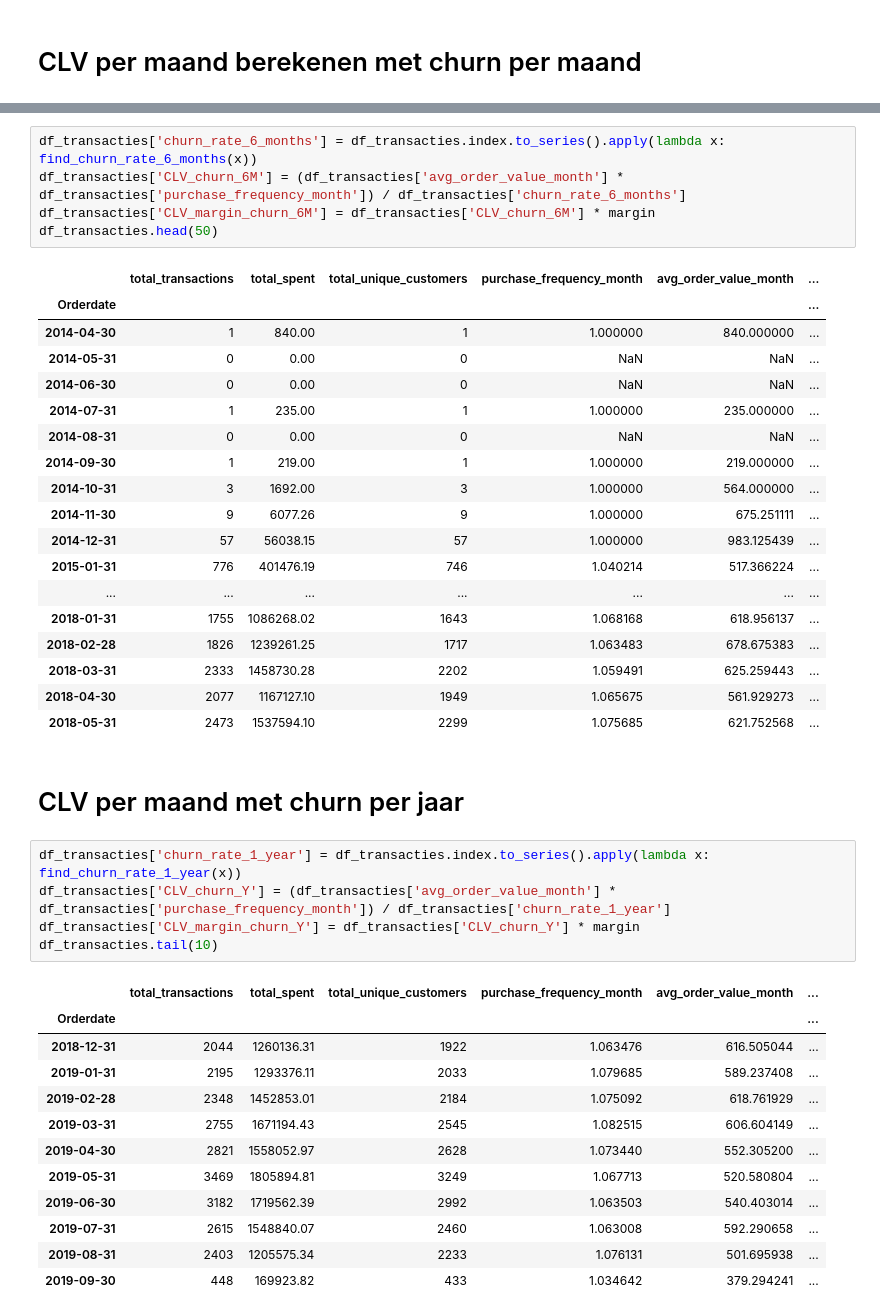
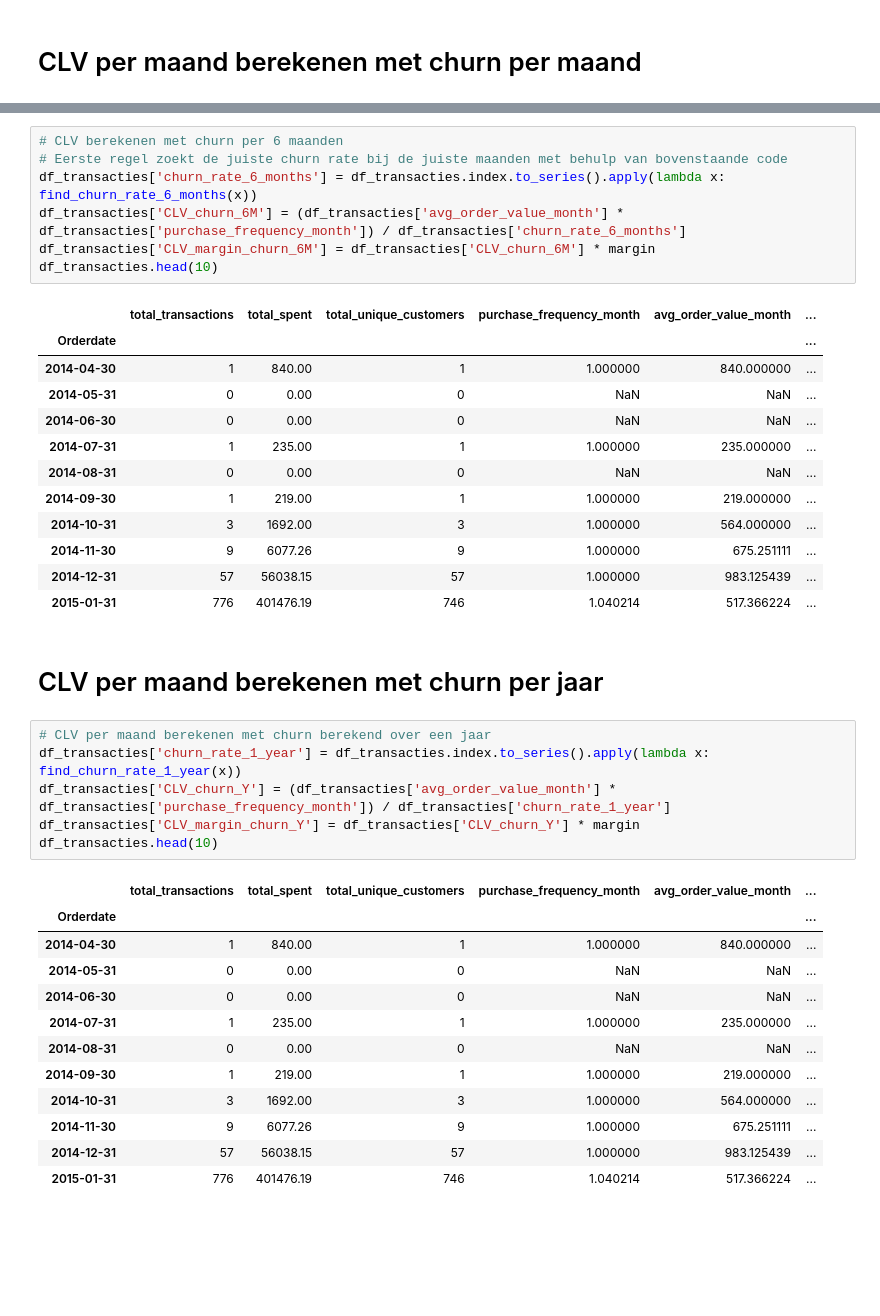
Before and after one commit to iwb-digital-growth-agency/python, a Jupyter notebook: CLV_Maxilia - nieuwe data set.ipynb, the cells around one changed output, grey strips where cells are left out. Drawn from its saved outputs; the diff is of its cells as text; blank space fills up the shorter version.

Commit message:
AVG CLV churn 6M&Y

```diff
--- a/CLV_Maxilia - nieuwe data set.ipynb
+++ b/CLV_Maxilia - nieuwe data set.ipynb
@@ -487,10 +463,12 @@ def find_churn_rate_1_year(date):
         if date <= y[0]:
             return y[1]
 # %%
+# CLV berekenen met churn per 6 maanden
+# Eerste regel zoekt de juiste churn rate bij de juiste maanden met behulp van bovenstaande code
 df_transacties['churn_rate_6_months'] = df_transacties.index.to_series().apply(lambda x: find_churn_rate_6_months(x))
 df_transacties['CLV_churn_6M'] = (df_transacties['avg_order_value_month'] * df_transacties['purchase_frequency_month']) / df_transacties['churn_rate_6_months']
 df_transacties['CLV_margin_churn_6M'] = df_transacties['CLV_churn_6M'] * margin
-df_transacties.head(50)
+df_transacties.head(10)
 # %% [output]
 |  | total_transactions | total_spent | total_unique_customers | purchase_frequency_month | avg_order_value_month | ... |
 | Orderdate |  |  |  |  |  | ... |
@@ -504,29 +482,24 @@ df_transacties.head(50)
 | 2014-11-30 | 9 | 6077.26 | 9 | 1.000000 | 675.251111 | ... |
 | 2014-12-31 | 57 | 56038.15 | 57 | 1.000000 | 983.125439 | ... |
 | 2015-01-31 | 776 | 401476.19 | 746 | 1.040214 | 517.366224 | ... |
-| ... | ... | ... | ... | ... | ... | ... |
-| 2018-01-31 | 1755 | 1086268.02 | 1643 | 1.068168 | 618.956137 | ... |
-| 2018-02-28 | 1826 | 1239261.25 | 1717 | 1.063483 | 678.675383 | ... |
-| 2018-03-31 | 2333 | 1458730.28 | 2202 | 1.059491 | 625.259443 | ... |
-| 2018-04-30 | 2077 | 1167127.10 | 1949 | 1.065675 | 561.929273 | ... |
-| 2018-05-31 | 2473 | 1537594.10 | 2299 | 1.075685 | 621.752568 | ... |
 # %% [markdown]
-# CLV per maand met churn per jaar
+# CLV per maand berekenen met churn per jaar
 # %%
+# CLV per maand berekenen met churn berekend over een jaar
 df_transacties['churn_rate_1_year'] = df_transacties.index.to_series().apply(lambda x: find_churn_rate_1_year(x))
 df_transacties['CLV_churn_Y'] = (df_transacties['avg_order_value_month'] * df_transacties['purchase_frequency_month']) / df_transacties['churn_rate_1_year']
 df_transacties['CLV_margin_churn_Y'] = df_transacties['CLV_churn_Y'] * margin
-df_transacties.tail(10)
+df_transacties.head(10)
 # %% [output]
 |  | total_transactions | total_spent | total_unique_customers | purchase_frequency_month | avg_order_value_month | ... |
 | Orderdate |  |  |  |  |  | ... |
-| 2018-12-31 | 2044 | 1260136.31 | 1922 | 1.063476 | 616.505044 | ... |
-| 2019-01-31 | 2195 | 1293376.11 | 2033 | 1.079685 | 589.237408 | ... |
-| 2019-02-28 | 2348 | 1452853.01 | 2184 | 1.075092 | 618.761929 | ... |
-| 2019-03-31 | 2755 | 1671194.43 | 2545 | 1.082515 | 606.604149 | ... |
-| 2019-04-30 | 2821 | 1558052.97 | 2628 | 1.073440 | 552.305200 | ... |
-| 2019-05-31 | 3469 | 1805894.81 | 3249 | 1.067713 | 520.580804 | ... |
-| 2019-06-30 | 3182 | 1719562.39 | 2992 | 1.063503 | 540.403014 | ... |
-| 2019-07-31 | 2615 | 1548840.07 | 2460 | 1.063008 | 592.290658 | ... |
-| 2019-08-31 | 2403 | 1205575.34 | 2233 | 1.076131 | 501.695938 | ... |
-| 2019-09-30 | 448 | 169923.82 | 433 | 1.034642 | 379.294241 | ... |
+| 2014-04-30 | 1 | 840.00 | 1 | 1.000000 | 840.000000 | ... |
+| 2014-05-31 | 0 | 0.00 | 0 | NaN | NaN | ... |
+| 2014-06-30 | 0 | 0.00 | 0 | NaN | NaN | ... |
+| 2014-07-31 | 1 | 235.00 | 1 | 1.000000 | 235.000000 | ... |
+| 2014-08-31 | 0 | 0.00 | 0 | NaN | NaN | ... |
+| 2014-09-30 | 1 | 219.00 | 1 | 1.000000 | 219.000000 | ... |
+| 2014-10-31 | 3 | 1692.00 | 3 | 1.000000 | 564.000000 | ... |
+| 2014-11-30 | 9 | 6077.26 | 9 | 1.000000 | 675.251111 | ... |
+| 2014-12-31 | 57 | 56038.15 | 57 | 1.000000 | 983.125439 | ... |
+| 2015-01-31 | 776 | 401476.19 | 746 | 1.040214 | 517.366224 | ... |
```
Also changed, not shown: parts of 25 cells of this notebook, 3 other files.
